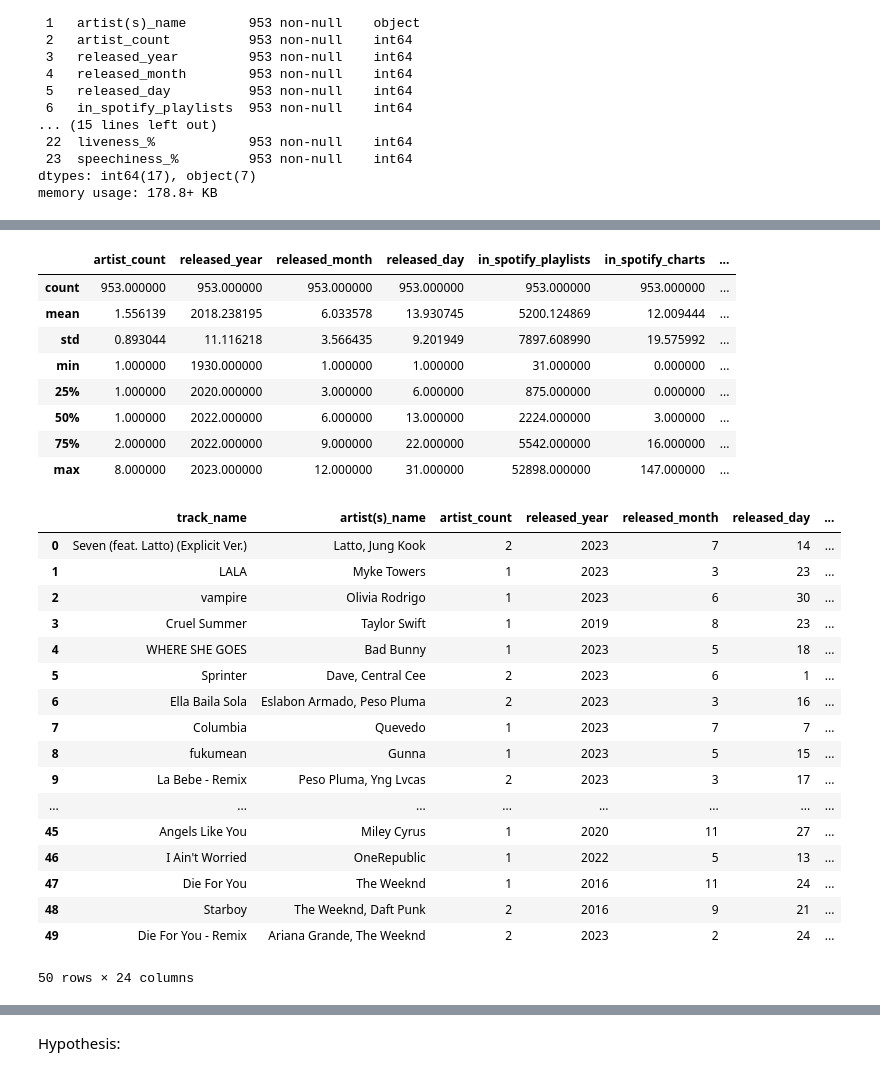
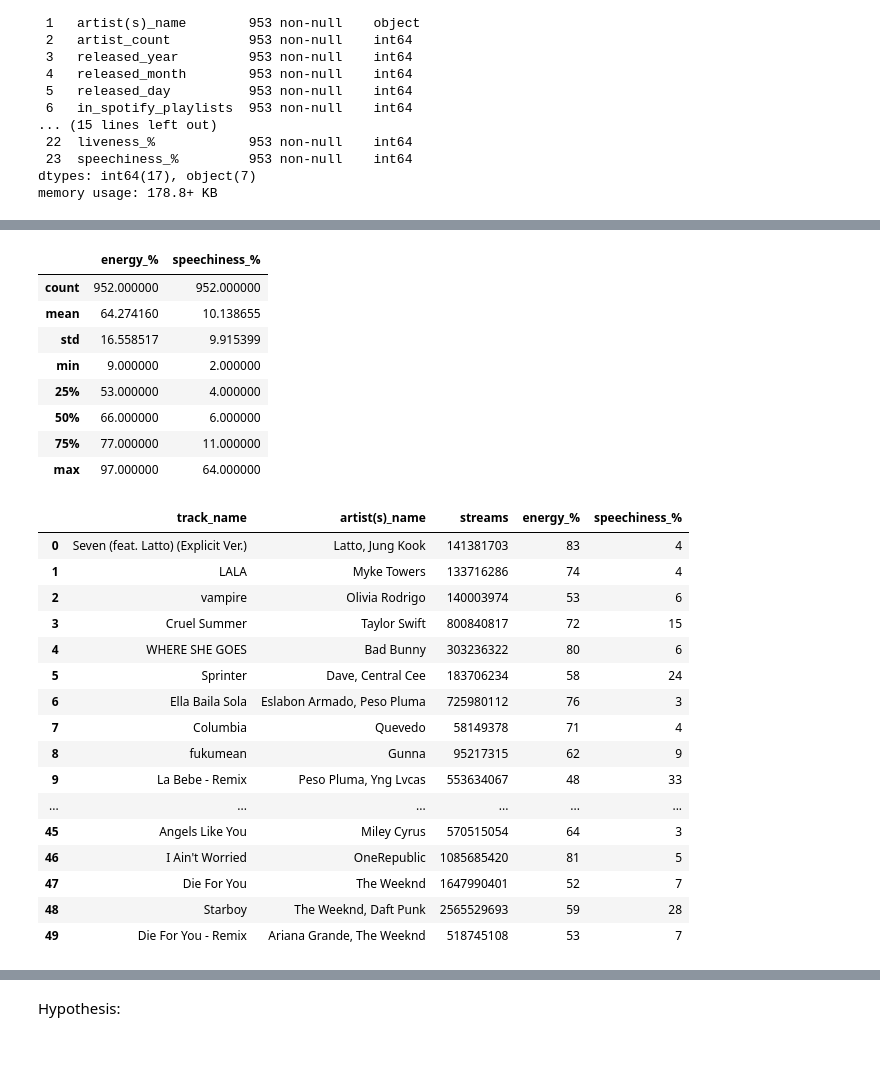
Before and after one commit to Mmargallo/DSHSRP, a Jupyter notebook: Spotify.ipynb, the cells around one changed output, grey strips where cells are left out. Saved outputs shown, nothing was run; the diff lists cells and outputs as text; code cells hidden in the pictures.

```diff
--- a/Spotify.ipynb
+++ b/Spotify.ipynb
@@ -43,4 +43,9 @@ Data columns (total 24 columns):
  23  speechiness_%         953 non-null    int64
 dtypes: int64(17), object(7)
 memory usage: 178.8+ KB
+# %%
+df.drop(columns=['key', 'in_shazam_charts', 'in_deezer_charts', 'in_deezer_playlists', 'bpm', 'mode', 'danceability_%', 'artist_count', 'released_year', 'released_month', 'released_day', 'in_spotify_playlists', 'in_spotify_charts', 'in_apple_playlists', 'in_apple_charts', 'valence_%', 'acousticness_%', 'instrumentalness_%', 'liveness_%'])
+spotify_df = df.drop(columns=['key', 'in_shazam_charts', 'in_deezer_charts', 'in_deezer_playlists', 'bpm', 'mode', 'danceability_%', 'artist_count', 'released_year', 'released_month', 'released_day', 'in_spotify_playlists', 'in_spotify_charts', 'in_apple_playlists', 'in_apple_charts', 'valence_%', 'acousticness_%', 'instrumentalness_%', 'liveness_%'])
+# %%
+spotify_df = spotify_df.drop(574, errors='ignore')
 # %%
@@ -83,34 +61,33 @@ df.drop(columns=['key', 'in_shazam_charts', 'in_deezer_charts', 'in_deezer_playl
 # %%
-df.describe()
+spotify_df.describe()
 # %% [output]
-|  | artist_count | released_year | released_month | released_day | in_spotify_playlists | in_spotify_charts | ... |
-| count | 953.000000 | 953.000000 | 953.000000 | 953.000000 | 953.000000 | 953.000000 | ... |
-| mean | 1.556139 | 2018.238195 | 6.033578 | 13.930745 | 5200.124869 | 12.009444 | ... |
-| std | 0.893044 | 11.116218 | 3.566435 | 9.201949 | 7897.608990 | 19.575992 | ... |
-| min | 1.000000 | 1930.000000 | 1.000000 | 1.000000 | 31.000000 | 0.000000 | ... |
-| 25% | 1.000000 | 2020.000000 | 3.000000 | 6.000000 | 875.000000 | 0.000000 | ... |
-| 50% | 1.000000 | 2022.000000 | 6.000000 | 13.000000 | 2224.000000 | 3.000000 | ... |
-| 75% | 2.000000 | 2022.000000 | 9.000000 | 22.000000 | 5542.000000 | 16.000000 | ... |
-| max | 8.000000 | 2023.000000 | 12.000000 | 31.000000 | 52898.000000 | 147.000000 | ... |
+|  | energy_% | speechiness_% |
+| count | 952.000000 | 952.000000 |
+| mean | 64.274160 | 10.138655 |
+| std | 16.558517 | 9.915399 |
+| min | 9.000000 | 2.000000 |
+| 25% | 53.000000 | 4.000000 |
+| 50% | 66.000000 | 6.000000 |
+| 75% | 77.000000 | 11.000000 |
+| max | 97.000000 | 64.000000 |
 # %%
-df.head(50)
+spotify_df.head(50)
 # %% [output]
-|  | track_name | artist(s)_name | artist_count | released_year | released_month | released_day | ... |
-| 0 | Seven (feat. Latto) (Explicit Ver.) | Latto, Jung Kook | 2 | 2023 | 7 | 14 | ... |
-| 1 | LALA | Myke Towers | 1 | 2023 | 3 | 23 | ... |
-| 2 | vampire | Olivia Rodrigo | 1 | 2023 | 6 | 30 | ... |
-| 3 | Cruel Summer | Taylor Swift | 1 | 2019 | 8 | 23 | ... |
-| 4 | WHERE SHE GOES | Bad Bunny | 1 | 2023 | 5 | 18 | ... |
-| 5 | Sprinter | Dave, Central Cee | 2 | 2023 | 6 | 1 | ... |
-| 6 | Ella Baila Sola | Eslabon Armado, Peso Pluma | 2 | 2023 | 3 | 16 | ... |
-| 7 | Columbia | Quevedo | 1 | 2023 | 7 | 7 | ... |
-| 8 | fukumean | Gunna | 1 | 2023 | 5 | 15 | ... |
-| 9 | La Bebe - Remix | Peso Pluma, Yng Lvcas | 2 | 2023 | 3 | 17 | ... |
-| ... | ... | ... | ... | ... | ... | ... | ... |
-| 45 | Angels Like You | Miley Cyrus | 1 | 2020 | 11 | 27 | ... |
-| 46 | I Ain't Worried | OneRepublic | 1 | 2022 | 5 | 13 | ... |
-| 47 | Die For You | The Weeknd | 1 | 2016 | 11 | 24 | ... |
-| 48 | Starboy | The Weeknd, Daft Punk | 2 | 2016 | 9 | 21 | ... |
-| 49 | Die For You - Remix | Ariana Grande, The Weeknd | 2 | 2023 | 2 | 24 | ... |
+|  | track_name | artist(s)_name | streams | energy_% | speechiness_% |
+| 0 | Seven (feat. Latto) (Explicit Ver.) | Latto, Jung Kook | 141381703 | 83 | 4 |
+| 1 | LALA | Myke Towers | 133716286 | 74 | 4 |
+| 2 | vampire | Olivia Rodrigo | 140003974 | 53 | 6 |
+| 3 | Cruel Summer | Taylor Swift | 800840817 | 72 | 15 |
+| 4 | WHERE SHE GOES | Bad Bunny | 303236322 | 80 | 6 |
+| 5 | Sprinter | Dave, Central Cee | 183706234 | 58 | 24 |
+| 6 | Ella Baila Sola | Eslabon Armado, Peso Pluma | 725980112 | 76 | 3 |
+| 7 | Columbia | Quevedo | 58149378 | 71 | 4 |
+| 8 | fukumean | Gunna | 95217315 | 62 | 9 |
+| 9 | La Bebe - Remix | Peso Pluma, Yng Lvcas | 553634067 | 48 | 33 |
+| ... | ... | ... | ... | ... | ... |
+| 45 | Angels Like You | Miley Cyrus | 570515054 | 64 | 3 |
+| 46 | I Ain't Worried | OneRepublic | 1085685420 | 81 | 5 |
+| 47 | Die For You | The Weeknd | 1647990401 | 52 | 7 |
+| 48 | Starboy | The Weeknd, Daft Punk | 2565529693 | 59 | 28 |
+| 49 | Die For You - Remix | Ariana Grande, The Weeknd | 518745108 | 53 | 7 |
-50 rows × 24 columns
 # %%
```
Also changed, not shown: parts of 16 cells of this notebook.
